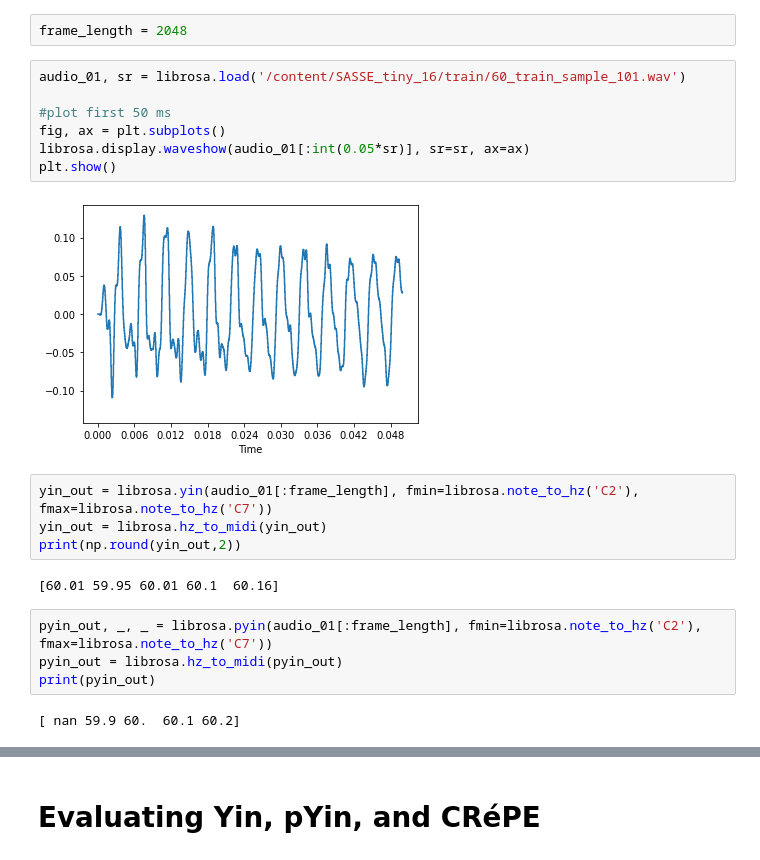
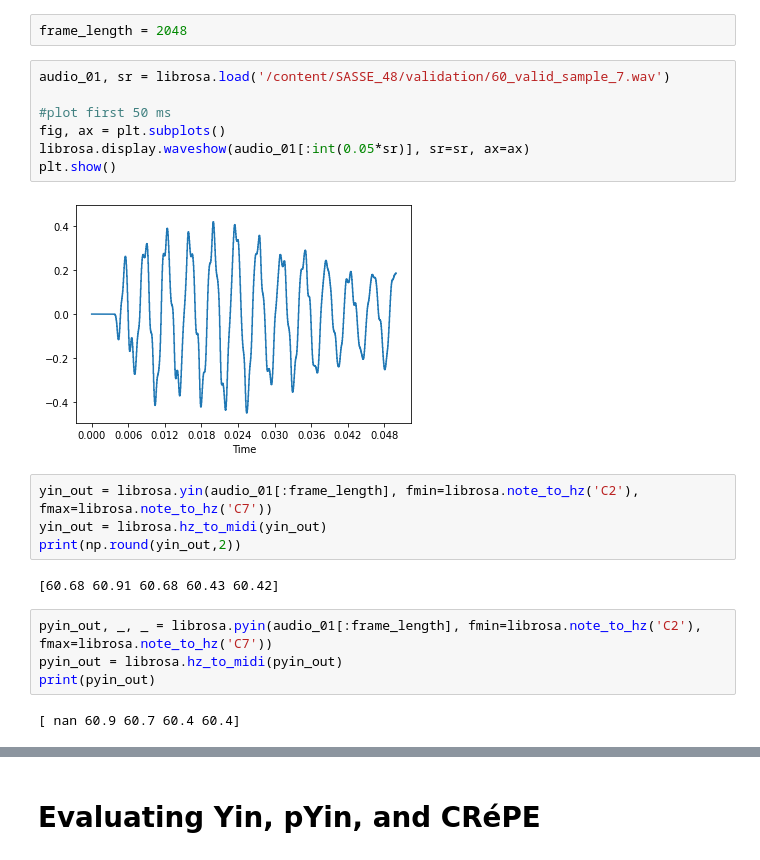
Before and after one commit to malloyca/steelpan-pitch-private, a Jupyter notebook: onset-pitch/steelpan_onset.ipynb, the cells around one changed output, grey strips where cells are left out. Saved outputs shown, nothing was run; the diff lists cells and outputs as text.

```diff
--- a/onset-pitch/steelpan_onset.ipynb
+++ b/onset-pitch/steelpan_onset.ipynb
@@ -72,26 +72,26 @@ Let's begin by examining the attack transients of a few steelpan samples.
 # %%
 frame_length = 2048
 # %%
-audio_01, sr = librosa.load('/content/SASSE_tiny_16/train/60_train_sample_101.wav')
+audio_01, sr = librosa.load('/content/SASSE_48/validation/60_valid_sample_7.wav')
 
 #plot first 50 ms
 fig, ax = plt.subplots()
 librosa.display.waveshow(audio_01[:int(0.05*sr)], sr=sr, ax=ax)
 plt.show()
 # %% [output]
-[figure, old version]
+[figure, new version]
 # %%
 yin_out = librosa.yin(audio_01[:frame_length], fmin=librosa.note_to_hz('C2'), fmax=librosa.note_to_hz('C7'))
 yin_out = librosa.hz_to_midi(yin_out)
 print(np.round(yin_out,2))
 # %% [output]
-[60.01 59.95 60.01 60.1  60.16]
+[60.68 60.91 60.68 60.43 60.42]
 # %%
 pyin_out, _, _ = librosa.pyin(audio_01[:frame_length], fmin=librosa.note_to_hz('C2'), fmax=librosa.note_to_hz('C7'))
 pyin_out = librosa.hz_to_midi(pyin_out)
 print(pyin_out)
 # %% [output]
-[ nan 59.9 60.  60.1 60.2]
+[ nan 60.9 60.7 60.4 60.4]
 # %%
 time, crepe_pred, _, _ = crepe.predict(audio_01[:frame_length], sr, viterbi=True)
 crepe_pred = librosa.hz_to_midi(crepe_pred)
```
Also changed, not shown: parts of 13 cells of this notebook.
